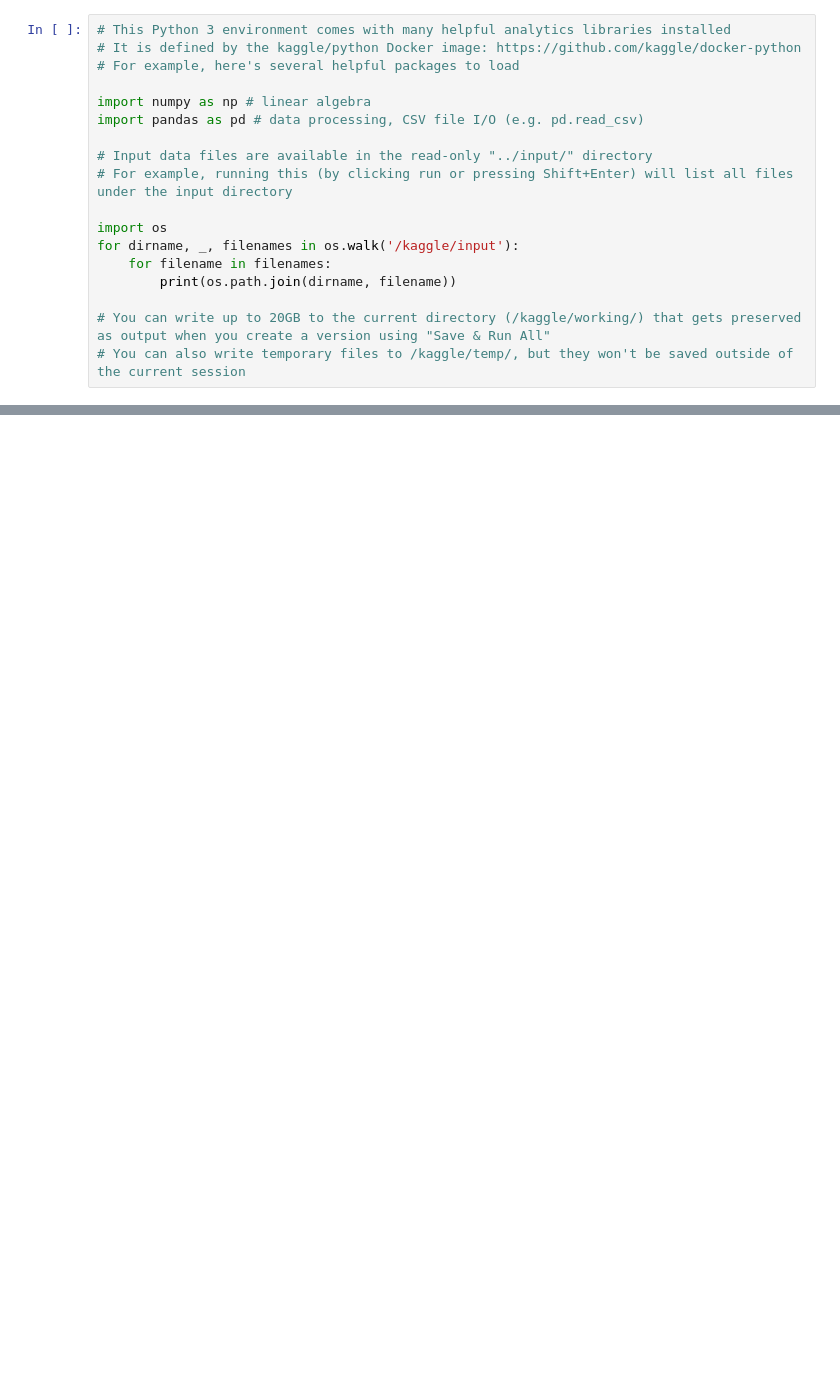
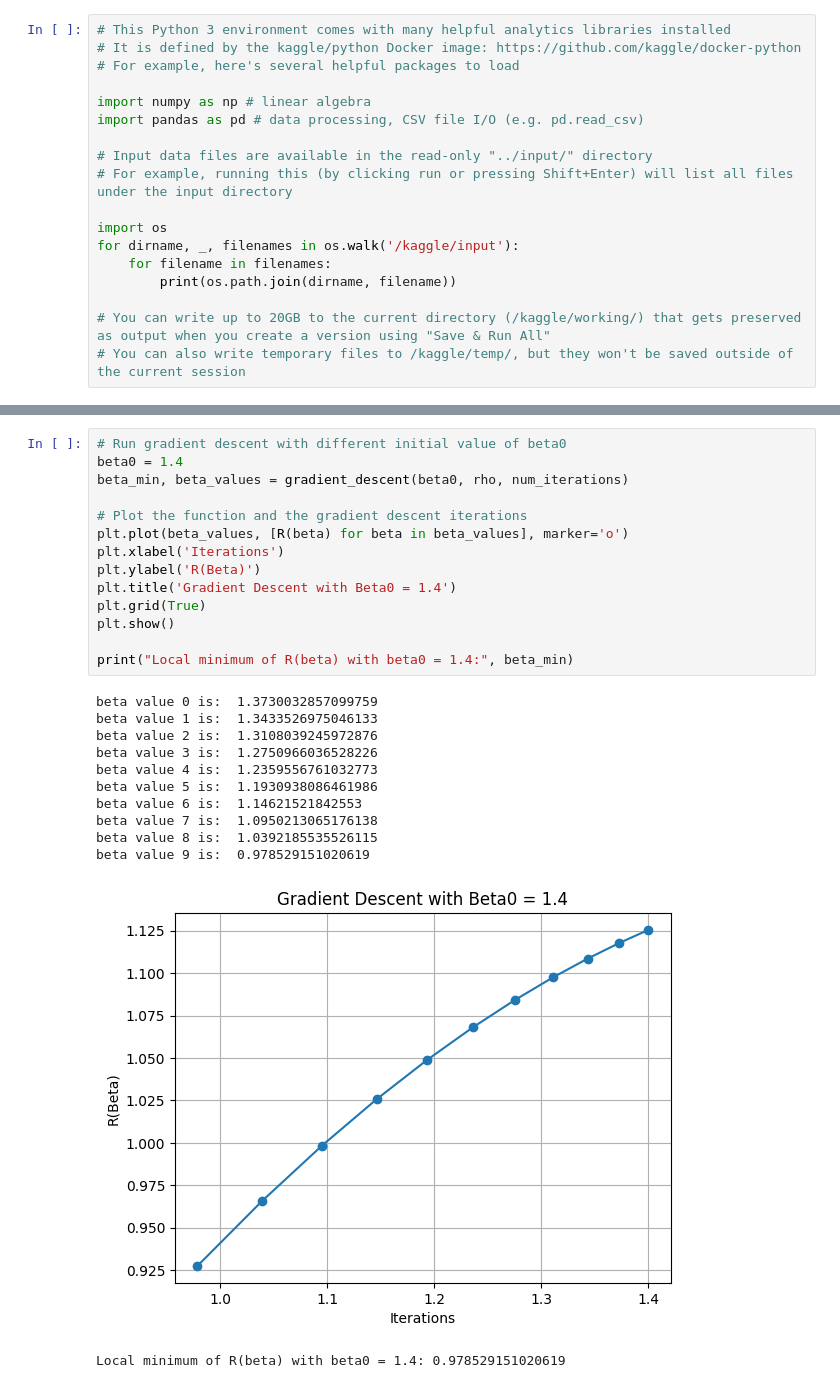
Before and after one commit to Jayesh-Ah/ME228-DS-ML, a Jupyter notebook: tutorial-9-gradient-descent-nn.ipynb, the cells around one changed output, grey strips where cells are left out. Drawn from its saved outputs; the diff is of its cells as text; blank space fills up the shorter version.

```diff
--- a/tutorial-9-gradient-descent-nn.ipynb
+++ b/tutorial-9-gradient-descent-nn.ipynb
@@ -18,0 +86,27 @@ for dirname, _, filenames in os.walk('/kaggle/input'):
+# %%
+# Run gradient descent with different initial value of beta0
+beta0 = 1.4
+beta_min, beta_values = gradient_descent(beta0, rho, num_iterations)
+
+# Plot the function and the gradient descent iterations
+plt.plot(beta_values, [R(beta) for beta in beta_values], marker='o')
+plt.xlabel('Iterations')
+plt.ylabel('R(Beta)')
+plt.title('Gradient Descent with Beta0 = 1.4')
+plt.grid(True)
+plt.show()
+
+print("Local minimum of R(beta) with beta0 = 1.4:", beta_min)
+# %% [output]
+beta value 0 is:  1.3730032857099759
+beta value 1 is:  1.3433526975046133
+beta value 2 is:  1.3108039245972876
+beta value 3 is:  1.2750966036528226
+beta value 4 is:  1.2359556761032773
+beta value 5 is:  1.1930938086461986
+beta value 6 is:  1.14621521842553
+beta value 7 is:  1.0950213065176138
+beta value 8 is:  1.0392185535526115
+beta value 9 is:  0.978529151020619
+[figure, added]
+Local minimum of R(beta) with beta0 = 1.4: 0.978529151020619
```
Also changed, not shown: parts of 3 cells of this notebook.
